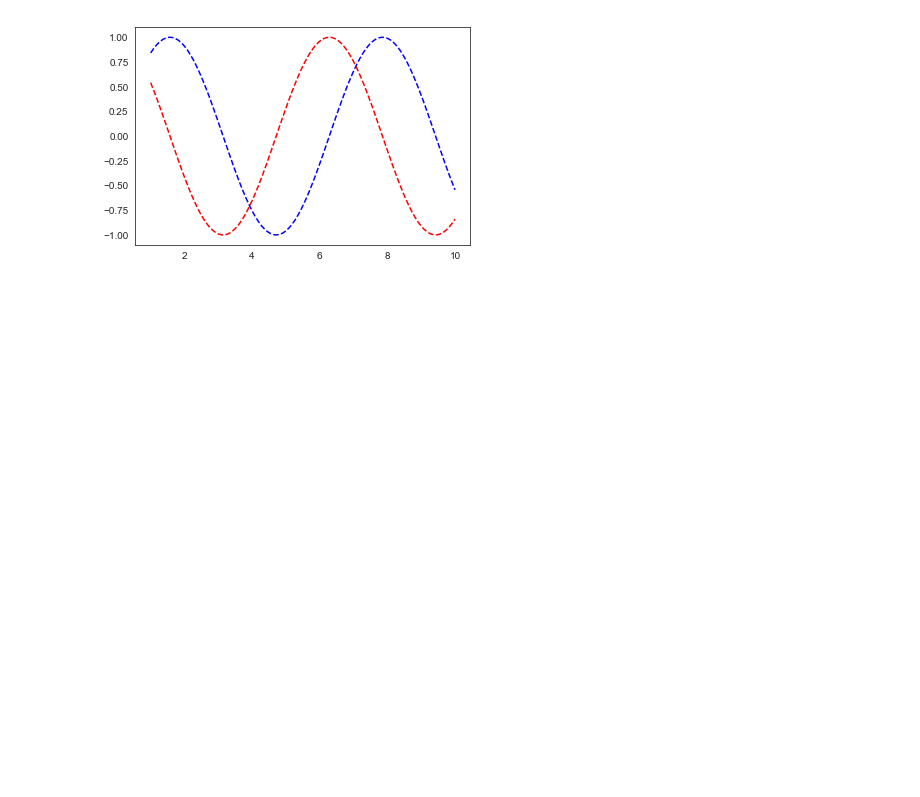
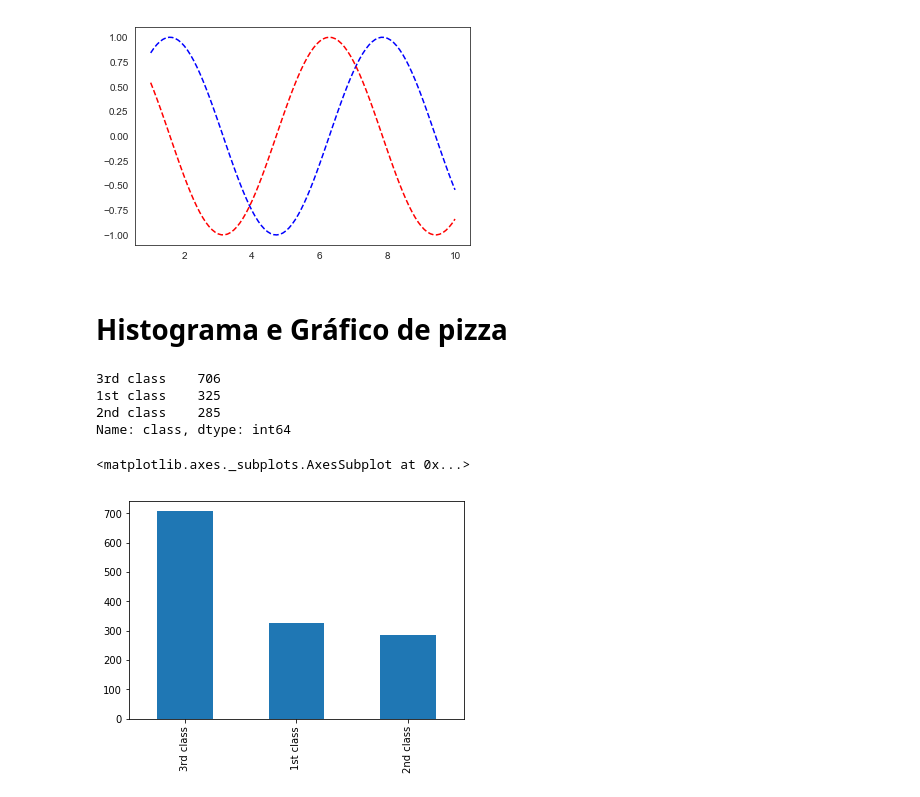
Before and after one commit to lucascarrafa/python_datascience, a Jupyter notebook: pandas_pt3.ipynb, the cells around one changed output. Drawn from its saved outputs; the diff is of its cells as text; code cells hidden in the pictures; blank space fills up the shorter version.

Commit message:
histogramas

```diff
--- a/pandas_pt3.ipynb
+++ b/pandas_pt3.ipynb
@@ -432,3 +432,5 @@ plt.plot(x,np.cos(x),'r--')
 # %% [output]
 [<matplotlib.lines.Line2D at 0x...>]
 [figure]
+# %% [markdown]
+# Histograma e Gráfico de pizza
@@ -434,0 +443,14 @@ plt.plot(x,np.cos(x),'r--')
+# %%
+titanic = pydataset.data('titanic')
+# %%
+titanic['class'].value_counts()
+# %% [output]
+3rd class    706
+1st class    325
+2nd class    285
+Name: class, dtype: int64
+# %%
+titanic['class'].value_counts().plot(kind='bar')
+# %% [output]
+<matplotlib.axes._subplots.AxesSubplot at 0x...>
+[figure, added]
```
Also changed, not shown: parts of 3 cells of this notebook.
